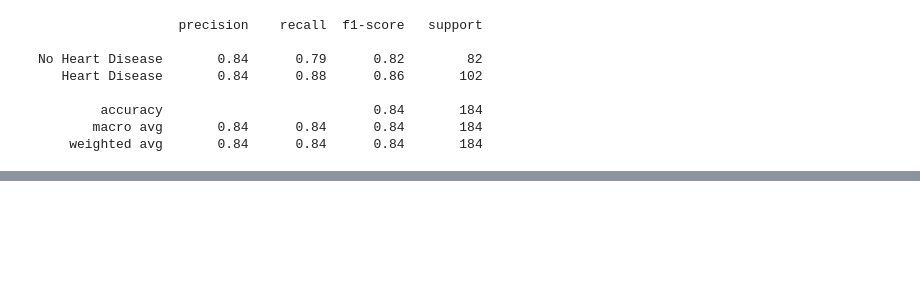
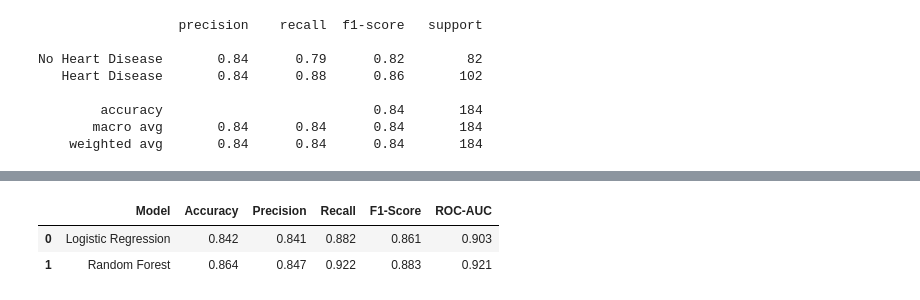
Before and after one commit to Yvesangwa/AI_labs, a Jupyter notebook: Lesson_8_Supervised_ML_classification/Predicting_heart_disease.ipynb, the cells around one changed output, grey strips where cells are left out. Cells and saved outputs as stored; diff of their text form; code cells hidden in the pictures; blank space fills up the shorter version.

Commit message:
Implement a Random forest Model

```diff
--- a/Lesson_8_Supervised_ML_classification/Predicting_heart_disease.ipynb
+++ b/Lesson_8_Supervised_ML_classification/Predicting_heart_disease.ipynb
@@ -361,0 +388,9 @@ No Heart Disease       0.84      0.79      0.82        82
+# %%
+# Create Random Forest model
+
+rf_model = RandomForestClassifier(
+    n_estimators=100,
+    random_state=42)
+
+# Train model
+rf_model.fit(x_train, y_train)
@@ -361,0 +399,22 @@ No Heart Disease       0.84      0.79      0.82        82
+# %%
+# Predict classes
+
+y_pred_rf = rf_model.predict(x_test)
+
+# Predict probabilities for ROC-AUC
+y_prob_rf = rf_model.predict_proba(x_test)[:, 1]
+# %%
+# Evaluate the model
+
+rf_accuracy = accuracy_score(y_test, y_pred_rf)
+rf_precision = precision_score(y_test, y_pred_rf)
+rf_recall = recall_score(y_test, y_pred_rf)
+rf_f1 = f1_score(y_test, y_pred_rf)
+rf_auc = roc_auc_score(y_test, y_prob_rf)
+
+print("Random Forest Results")
+print("Accuracy:", round(rf_accuracy, 3))
+print("Precision:", round(rf_precision, 3))
+print("Recall:", round(rf_recall, 3))
+print("F1-score:", round(rf_f1, 3))
+print("ROC-AUC:", round(rf_auc, 3))
@@ -361,0 +445,17 @@ No Heart Disease       0.84      0.79      0.82        82
+# %%
+# Compare results
+
+results = pd.DataFrame({
+    'Model': ['Logistic Regression', 'Random Forest'],
+    'Accuracy': [log_accuracy, rf_accuracy],
+    'Precision': [log_precision, rf_precision],
+    'Recall': [log_recall, rf_recall],
+    'F1-Score': [log_f1, rf_f1],
+    'ROC-AUC': [log_auc, rf_auc]
+})
+
+results.round(3)
+# %% [output]
+|  | Model | Accuracy | Precision | Recall | F1-Score | ROC-AUC |
+| 0 | Logistic Regression | 0.842 | 0.841 | 0.882 | 0.861 | 0.903 |
+| 1 | Random Forest | 0.864 | 0.847 | 0.922 | 0.883 | 0.921 |
```
Also changed, not shown: parts of 6 cells of this notebook.
